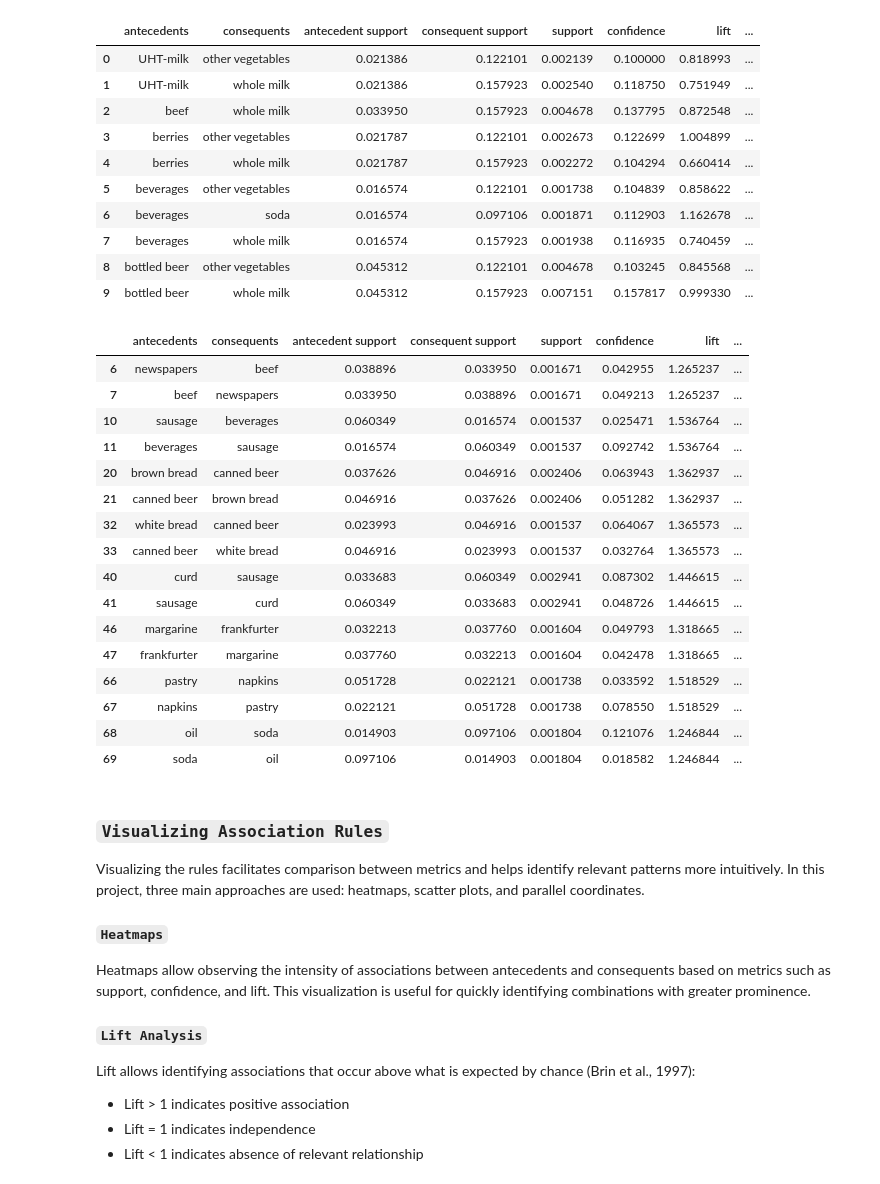
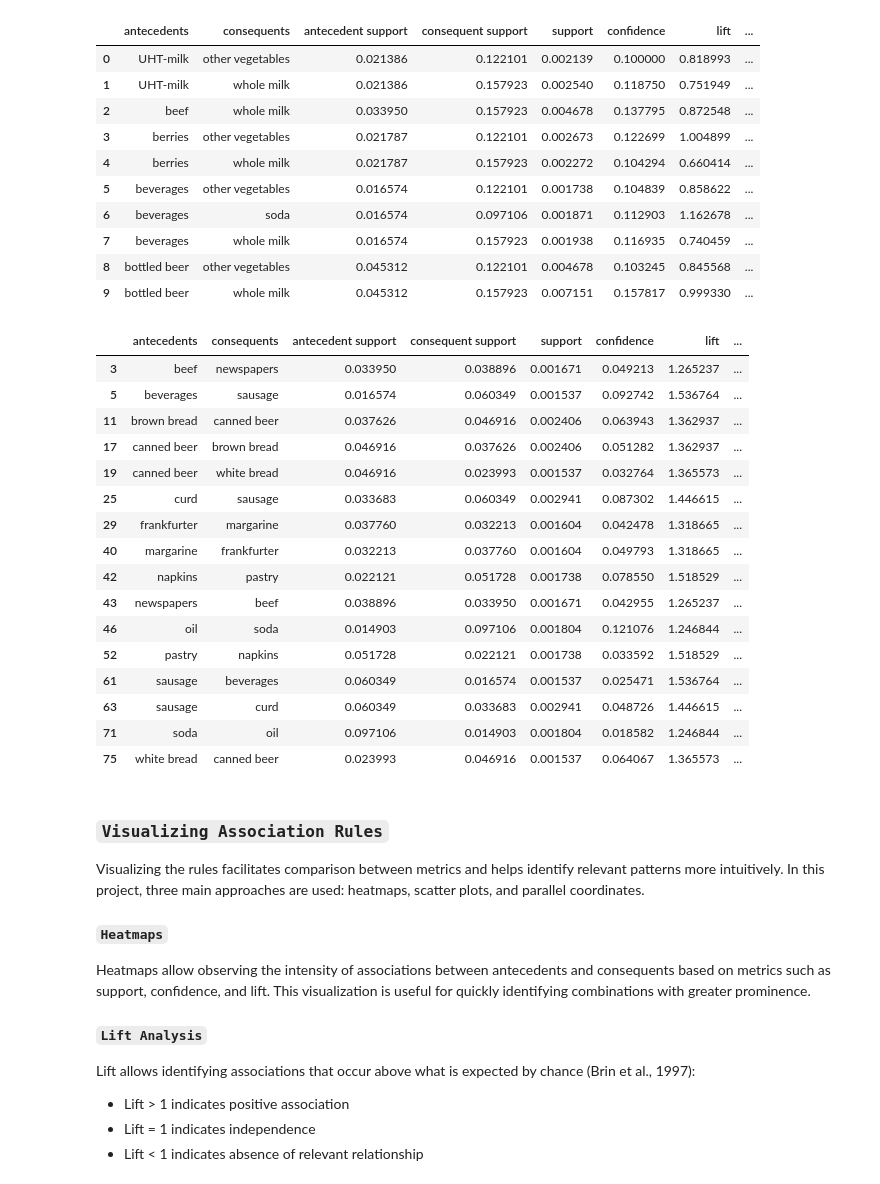
Before and after one commit to eniorubens/enioRubens_dataScienceProjects, a Jupyter notebook: Cross_Sell_Association_Rules/notebooks/Cross_Sell_Association_Rules_EN.ipynb, the cells around one changed output. Drawn from its saved outputs; the diff is of its cells as text; code cells hidden in the pictures.

```diff
--- a/Cross_Sell_Association_Rules/notebooks/Cross_Sell_Association_Rules_EN.ipynb
+++ b/Cross_Sell_Association_Rules/notebooks/Cross_Sell_Association_Rules_EN.ipynb
@@ -615,15 +593,13 @@ rules_clean.head(10)
 # %%
 # Compute frequent itemsets using the Apriori algorithm
-frequent_itemsets = apriori(onehot, min_support = 0.0015,
-                        max_len=2, use_colnames = True)
+frequent_itemsets = find_frequent_itemsets(onehot, min_support=0.0015, max_len=2)
 
 # Compute all association rules using confidence
-rules = association_rules(frequent_itemsets,
-                        metric = "confidence",
-                        min_threshold = 0.1)
+rules = generate_rules(frequent_itemsets, len(onehot),
+                       metric="confidence", min_threshold=0.1)
 
-rules['antecedents'] = rules['antecedents'].apply(lambda x: ', '.join(sorted(list(x))))
-rules['consequents'] = rules['consequents'].apply(lambda x: ', '.join(sorted(list(x))))
+rules['antecedents'] = rules['antecedents'].apply(format_itemset)
+rules['consequents'] = rules['consequents'].apply(format_itemset)
 # Print association rules
 rules.head(10)
 # %% [output]
@@ -638,39 +614,35 @@ rules.head(10)
 | 7 | beverages | whole milk | 0.016574 | 0.157923 | 0.001938 | 0.116935 | 0.740459 | ... |
 | 8 | bottled beer | other vegetables | 0.045312 | 0.122101 | 0.004678 | 0.103245 | 0.845568 | ... |
 | 9 | bottled beer | whole milk | 0.045312 | 0.157923 | 0.007151 | 0.157817 | 0.999330 | ... |
-# %%
-# Generate the initial set of rules using a minimum lift of 1.00
-rules = association_rules(frequent_itemsets, metric = "lift", min_threshold = 1.00)
-
-# Set antecedent support to 0.005
-rules = rules[rules['antecedent support'] > 0.002]
-
-# Set consequent support to 0.005
-rules = rules[rules['consequent support'] > 0.002]
-
-# Set the lower bound for Zhang's rule to 0.2
-rules = rules[rules['zhangs_metric'] > 0.2]
-rules['antecedents'] = rules['antecedents'].apply(lambda x: ', '.join(sorted(list(x))))
-rules['consequents'] = rules['consequents'].apply(lambda x: ', '.join(sorted(list(x))))
-rules
-# %% [output]
-|  | antecedents | consequents | antecedent support | consequent support | support | confidence | lift | ... |
-| 6 | newspapers | beef | 0.038896 | 0.033950 | 0.001671 | 0.042955 | 1.265237 | ... |
-| 7 | beef | newspapers | 0.033950 | 0.038896 | 0.001671 | 0.049213 | 1.265237 | ... |
-| 10 | sausage | beverages | 0.060349 | 0.016574 | 0.001537 | 0.025471 | 1.536764 | ... |
-| 11 | beverages | sausage | 0.016574 | 0.060349 | 0.001537 | 0.092742 | 1.536764 | ... |
-| 20 | brown bread | canned beer | 0.037626 | 0.046916 | 0.002406 | 0.063943 | 1.362937 | ... |
-| 21 | canned beer | brown bread | 0.046916 | 0.037626 | 0.002406 | 0.051282 | 1.362937 | ... |
-| 32 | white bread | canned beer | 0.023993 | 0.046916 | 0.001537 | 0.064067 | 1.365573 | ... |
-| 33 | canned beer | white bread | 0.046916 | 0.023993 | 0.001537 | 0.032764 | 1.365573 | ... |
-| 40 | curd | sausage | 0.033683 | 0.060349 | 0.002941 | 0.087302 | 1.446615 | ... |
-| 41 | sausage | curd | 0.060349 | 0.033683 | 0.002941 | 0.048726 | 1.446615 | ... |
-| 46 | margarine | frankfurter | 0.032213 | 0.037760 | 0.001604 | 0.049793 | 1.318665 | ... |
-| 47 | frankfurter | margarine | 0.037760 | 0.032213 | 0.001604 | 0.042478 | 1.318665 | ... |
-| 66 | pastry | napkins | 0.051728 | 0.022121 | 0.001738 | 0.033592 | 1.518529 | ... |
-| 67 | napkins | pastry | 0.022121 | 0.051728 | 0.001738 | 0.078550 | 1.518529 | ... |
-| 68 | oil | soda | 0.014903 | 0.097106 | 0.001804 | 0.121076 | 1.246844 | ... |
-| 69 | soda | oil | 0.097106 | 0.014903 | 0.001804 | 0.018582 | 1.246844 | ... |
+# %%
+# Generate the initial set of rules using a minimum lift of 1.00
+rules = generate_rules(frequent_itemsets, len(onehot),
+                       metric="lift", min_threshold=1.00)
+
+# Keep the cross-sell candidates: antecedent and consequent support above 0.002
+# and Zhang's metric above 0.2 (itemsets rendered as sorted strings)
+rules = select_cross_sell_candidates(
+    rules, min_lift=1.0, min_item_support=0.002, min_zhang=0.2
+)
+rules
+# %% [output]
+|  | antecedents | consequents | antecedent support | consequent support | support | confidence | lift | ... |
+| 3 | beef | newspapers | 0.033950 | 0.038896 | 0.001671 | 0.049213 | 1.265237 | ... |
+| 5 | beverages | sausage | 0.016574 | 0.060349 | 0.001537 | 0.092742 | 1.536764 | ... |
+| 11 | brown bread | canned beer | 0.037626 | 0.046916 | 0.002406 | 0.063943 | 1.362937 | ... |
+| 17 | canned beer | brown bread | 0.046916 | 0.037626 | 0.002406 | 0.051282 | 1.362937 | ... |
+| 19 | canned beer | white bread | 0.046916 | 0.023993 | 0.001537 | 0.032764 | 1.365573 | ... |
+| 25 | curd | sausage | 0.033683 | 0.060349 | 0.002941 | 0.087302 | 1.446615 | ... |
+| 29 | frankfurter | margarine | 0.037760 | 0.032213 | 0.001604 | 0.042478 | 1.318665 | ... |
+| 40 | margarine | frankfurter | 0.032213 | 0.037760 | 0.001604 | 0.049793 | 1.318665 | ... |
+| 42 | napkins | pastry | 0.022121 | 0.051728 | 0.001738 | 0.078550 | 1.518529 | ... |
+| 43 | newspapers | beef | 0.038896 | 0.033950 | 0.001671 | 0.042955 | 1.265237 | ... |
+| 46 | oil | soda | 0.014903 | 0.097106 | 0.001804 | 0.121076 | 1.246844 | ... |
+| 52 | pastry | napkins | 0.051728 | 0.022121 | 0.001738 | 0.033592 | 1.518529 | ... |
+| 61 | sausage | beverages | 0.060349 | 0.016574 | 0.001537 | 0.025471 | 1.536764 | ... |
+| 63 | sausage | curd | 0.060349 | 0.033683 | 0.002941 | 0.048726 | 1.446615 | ... |
+| 71 | soda | oil | 0.097106 | 0.014903 | 0.001804 | 0.018582 | 1.246844 | ... |
+| 75 | white bread | canned beer | 0.023993 | 0.046916 | 0.001537 | 0.064067 | 1.365573 | ... |
 # %% [markdown]
 ### `Visualizing Association Rules`
 
```
Also changed, not shown: parts of 23 cells of this notebook, 7 other files.
